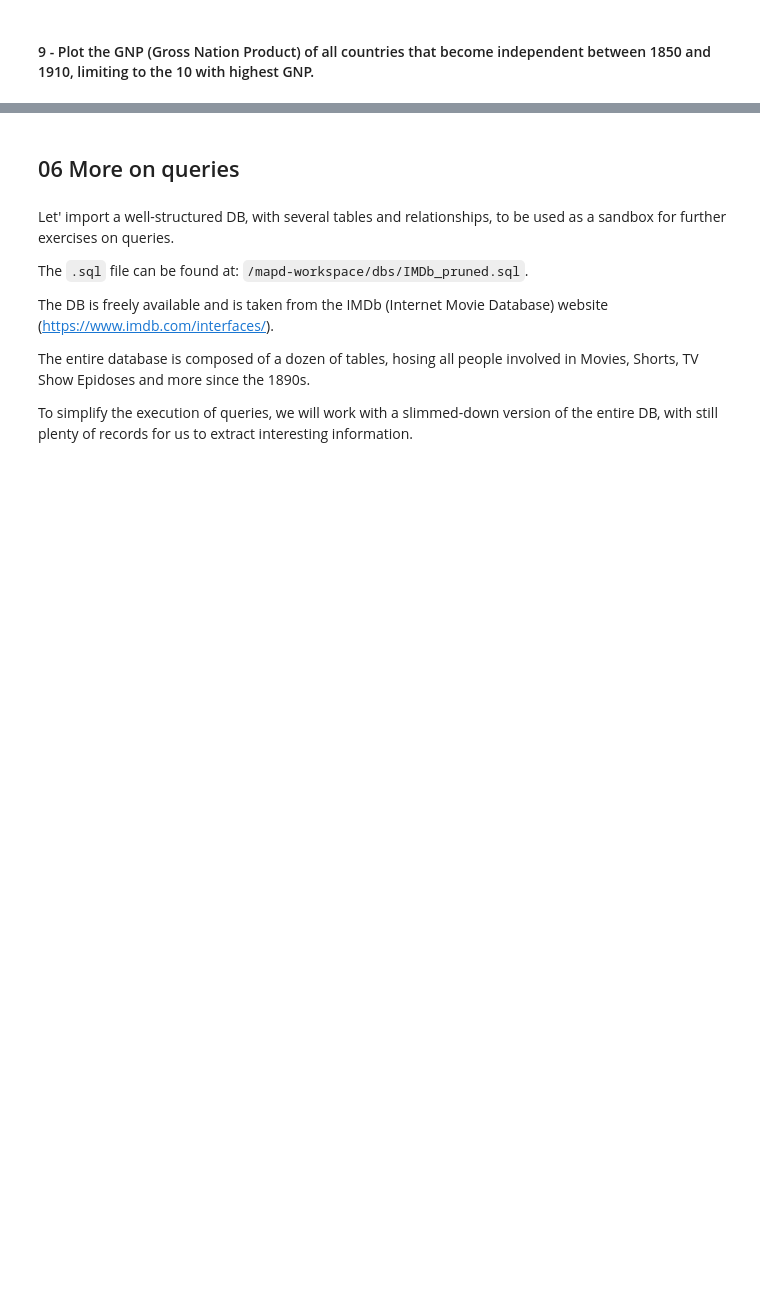
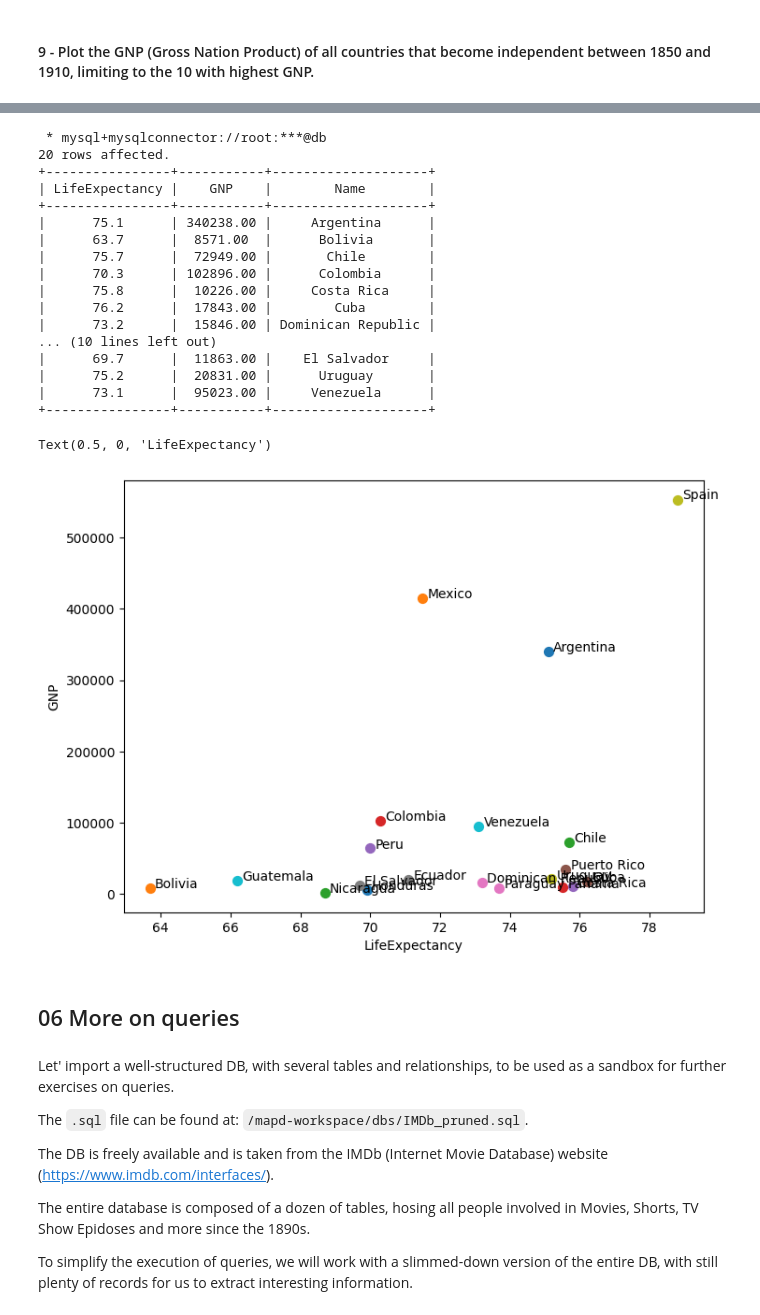
Before and after one commit to gulbord/MAPD-B, a Jupyter notebook: mysql/notebooks/MySQL.ipynb, the cells around one changed output, grey strips where cells are left out. Cells and saved outputs as stored; diff of their text form; code cells hidden in the pictures; blank space fills up the shorter version.

```diff
--- a/mysql/notebooks/MySQL.ipynb
+++ b/mysql/notebooks/MySQL.ipynb
@@ -1521,18 +1563,38 @@ plt.xticks(rotation='vertical');
 # %%
-res_ = %sql SELECT  \
-            FROM  \
-            RIGHT JOIN   ON   \
-            WHERE \
-            AND ;
+res_ = %sql SELECT co.LifeExpectancy, co.GNP, co.Name \
+            FROM country co \
+            INNER JOIN countrylanguage cl ON co.Code = cl.CountryCode \
+            WHERE cl.Language = "Spanish" \
+            AND IsOfficial = TRUE;
 
 print(res_)
 
 plt.figure(figsize=(8,6))
 for _ in res_:
     plt.scatter(_[0], _[1], s=50);
     plt.annotate(_[2], (float(_[0]) * 1.002, float(_[1]) * 1.002));
 plt.ylabel('GNP')
 plt.xlabel('LifeExpectancy')
+# %% [output]
+ * mysql+mysqlconnector://root:***@db
+20 rows affected.
++----------------+-----------+--------------------+
+| LifeExpectancy |    GNP    |        Name        |
++----------------+-----------+--------------------+
+|      75.1      | 340238.00 |     Argentina      |
+|      63.7      |  8571.00  |      Bolivia       |
+|      75.7      |  72949.00 |       Chile        |
+|      70.3      | 102896.00 |      Colombia      |
+|      75.8      |  10226.00 |     Costa Rica     |
+|      76.2      |  17843.00 |        Cuba        |
+|      73.2      |  15846.00 | Dominican Republic |
+... (10 lines left out)
+|      69.7      |  11863.00 |    El Salvador     |
+|      75.2      |  20831.00 |      Uruguay       |
+|      73.1      |  95023.00 |     Venezuela      |
++----------------+-----------+--------------------+
+Text(0.5, 0, 'LifeExpectancy')
+[figure, added]
 # %% [markdown]
 ## 06 More on queries
 # %% [markdown]
```
Also changed, not shown: parts of 11 cells of this notebook.
